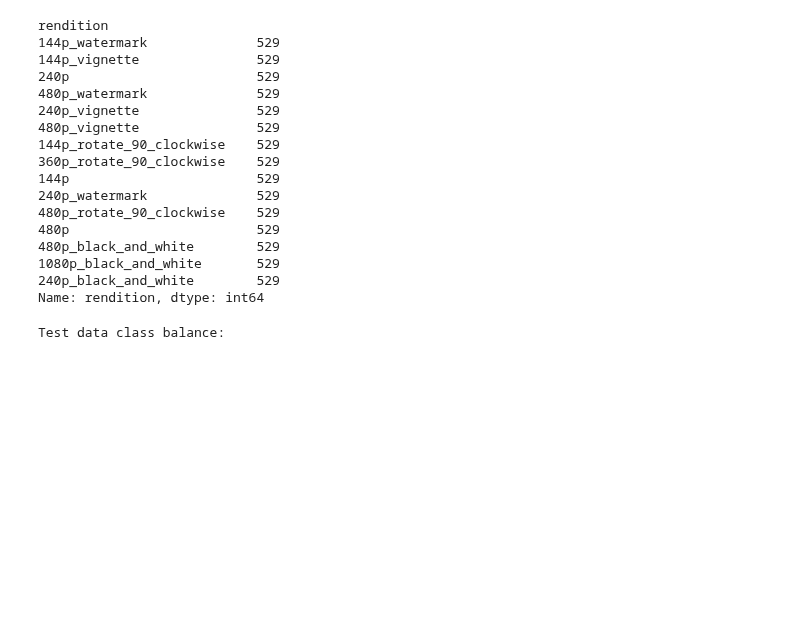
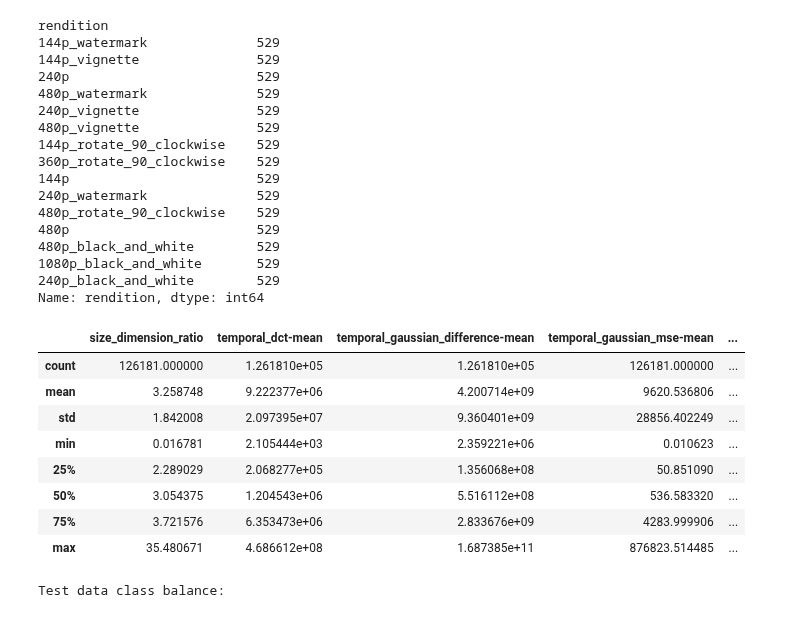
Before and after one commit to livepeer/verification-classifier, a Jupyter notebook: machine_learning/notebooks/ensemble_training.ipynb, the cells around one changed output. Cells and saved outputs as stored; diff of their text form; code cells hidden in the pictures; blank space fills up the shorter version.

```diff
--- a/machine_learning/notebooks/ensemble_training.ipynb
+++ b/machine_learning/notebooks/ensemble_training.ipynb
@@ -106,6 +113,18 @@ rendition
 1080p_black_and_white       529
 240p_black_and_white        529
 Name: rendition, dtype: int64
+# %%
+train_data[FULL_FEATURES].describe()
+# %% [output]
+|  | size_dimension_ratio | temporal_dct-mean | temporal_gaussian_difference-mean | temporal_gaussian_mse-mean | ... |
+| count | 126181.000000 | 1.261810e+05 | 1.261810e+05 | 126181.000000 | ... |
+| mean | 3.258748 | 9.222377e+06 | 4.200714e+09 | 9620.536806 | ... |
+| std | 1.842008 | 2.097395e+07 | 9.360401e+09 | 28856.402249 | ... |
+| min | 0.016781 | 2.105444e+03 | 2.359221e+06 | 0.010623 | ... |
+| 25% | 2.289029 | 2.068277e+05 | 1.356068e+08 | 50.851090 | ... |
+| 50% | 3.054375 | 1.204543e+06 | 5.516112e+08 | 536.583320 | ... |
+| 75% | 3.721576 | 6.353473e+06 | 2.833676e+09 | 4283.999906 | ... |
+| max | 35.480671 | 4.686612e+08 | 1.687385e+11 | 876823.514485 | ... |
 # %%
 # class balance, 1 is tampered rendition, 0 is accurate rendition
 print('Test data class balance:')
```
Also changed, not shown: parts of 11 cells of this notebook, 3 other files.
